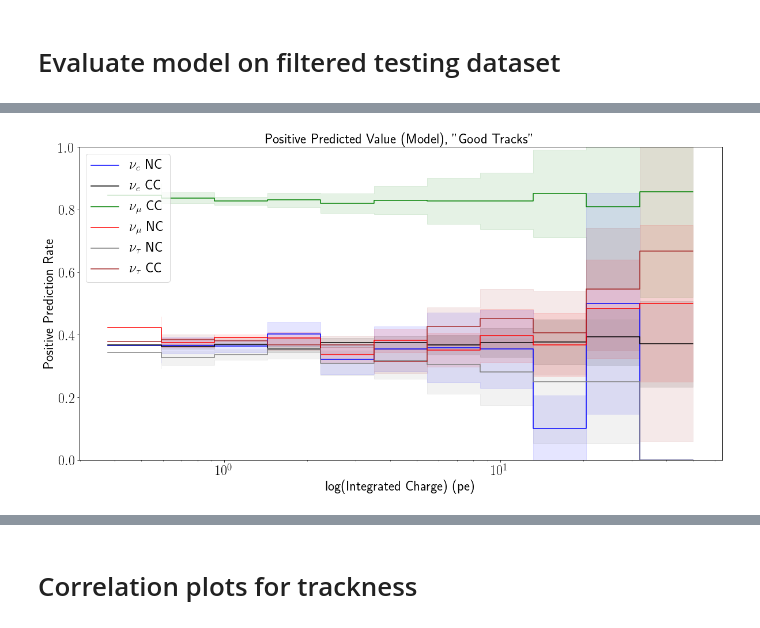
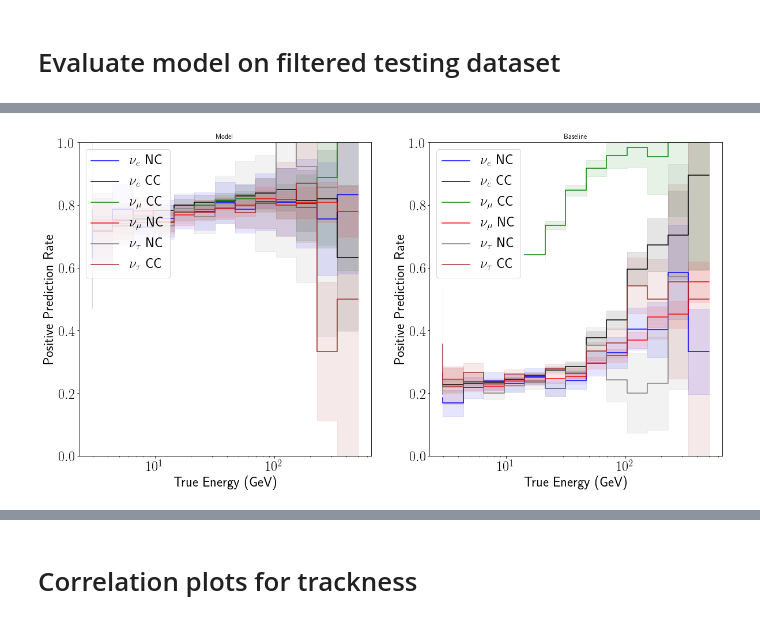
Before and after one commit to ruian1/NuIntClassification, a Jupyter notebook: baselines.ipynb, the cells around one changed output, grey strips where cells are left out. Saved outputs shown, nothing was run; the diff lists cells and outputs as text; code cells hidden in the pictures.

```diff
--- a/baselines.ipynb
+++ b/baselines.ipynb
@@ -313,5 +378,6 @@ After Cascade Energy filter 119889 / 220295 events remain.
 # %%
-ppr_plot(y_model[idx_filter], data_test.targets[idx_filter], charge[idx_filter], pdg_encodings[idx_filter], interaction_types[idx_filter],
-        'Positive Predicted Value (Model), "Good Tracks"', plots, bins=15)
+ppr_plots(y_model[idx_filter], y_baseline[idx_filter], data_test.targets[idx_filter], total_energy[idx_filter], pdg_encodings[idx_filter], interaction_types[idx_filter],
+         plots, bins=15, min_charge=2.0, max_charge=500.0, xlabel='True Energy (GeV)',
+         filepath=os.path.join('.', 'plots', model_idx, 'ppr_good_tracks.pdf'))
 # %% [output]
-[figure, old version]
+[figure, new version]
```
Also changed, not shown: parts of 40 cells of this notebook, 1 other file.
